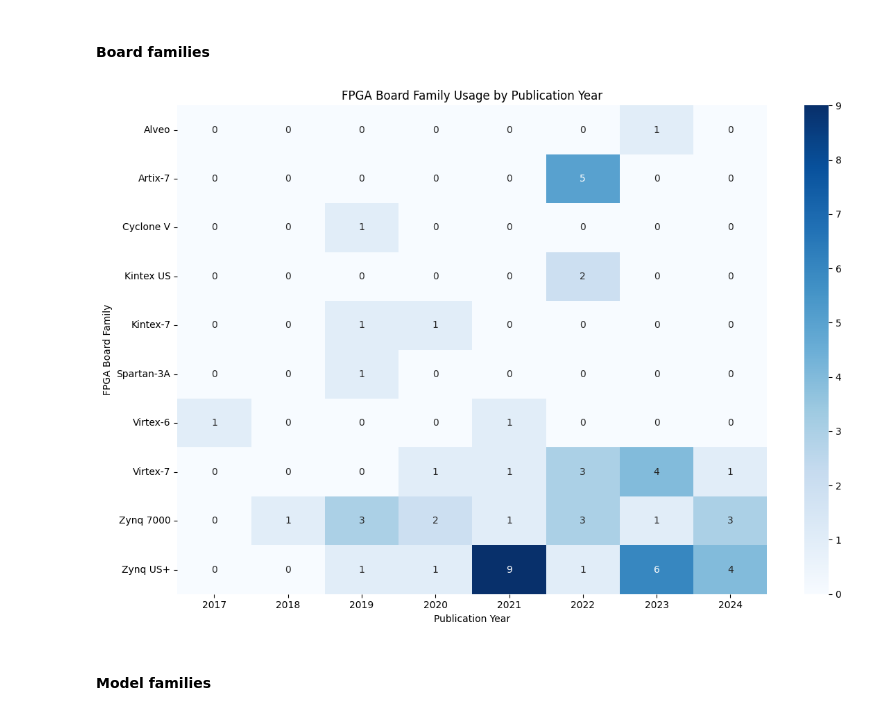
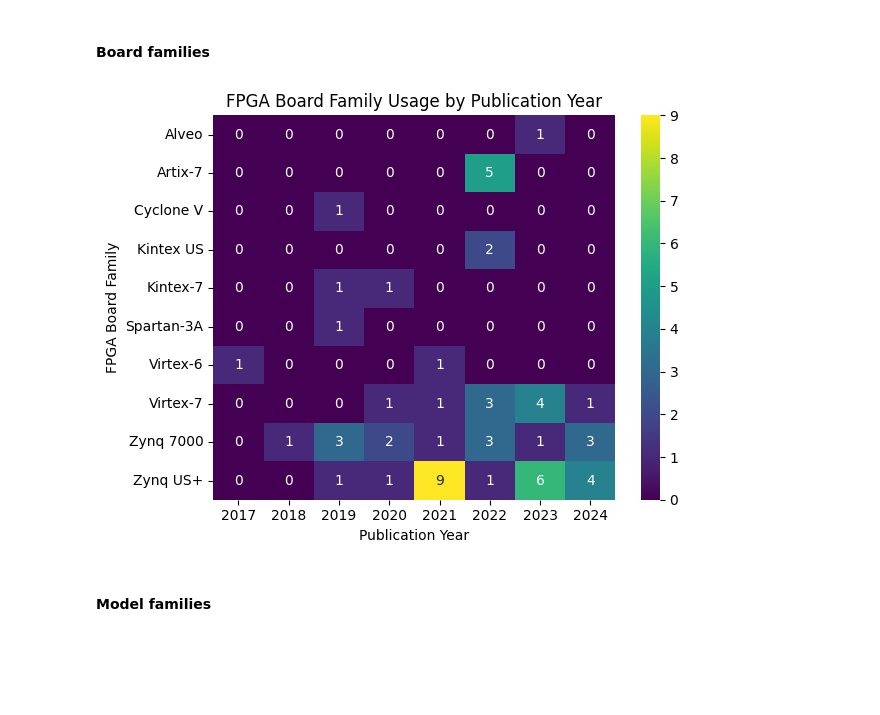
Before and after one commit to CedricLeon/Survey_RS-ML-FPGA, a Jupyter notebook: notebooks/Zotero_review_analysis.ipynb, the cells around one changed output. Cells and saved outputs as stored; diff of their text form; code cells hidden in the pictures; blank space fills up the shorter version.

```diff
--- a/notebooks/Zotero_review_analysis.ipynb
+++ b/notebooks/Zotero_review_analysis.ipynb
@@ -1494,36 +1494,36 @@ def plot_fpga_usage_heatmap_by_family(DataFrame):
         if '(' in board_name:
             return board_name.split('(')[0].strip()
         else:
             return board_name.strip()
 
     DF['Family'] = DF['Board'].apply(extract_family)
 
     # Prepare the data
     # Group by 'Publication year' and 'Family', count occurrences
     Counts = DF.groupby(['Publication year', 'Family']).size().reset_index(name='Count')
 
     # Pivot the data to create a matrix suitable for heatmap
     PivotDF = Counts.pivot(index='Family', columns='Publication year', values='Count').fillna(0)
 
     # Sort the families and years for better visualization
     PivotDF = PivotDF.sort_index()
     PivotDF = PivotDF.reindex(sorted(PivotDF.columns), axis=1)  # Sort columns
 
     # Plotting
-    plt.figure(figsize=(12, 8))
-    sns.heatmap(PivotDF, annot=True, fmt='g', cmap='Blues')
+    # plt.figure(figsize=(12, 8))
+    sns.heatmap(PivotDF, annot=True, fmt='g', cmap='viridis')
 
     plt.title('FPGA Board Family Usage by Publication Year')
     plt.xlabel('Publication Year')
     plt.ylabel('FPGA Board Family')
 
     plt.tight_layout()
     plt.show()
 
 # Example usage
 plot_fpga_usage_heatmap_by_family(allModelsDF[['Board', 'Publication year']])
 # %% [output]
-[figure, old version]
+[figure, new version]
 # %% [markdown]
 #### Model families
 # %%
```
Also changed, not shown: parts of 1 cell of this notebook.
